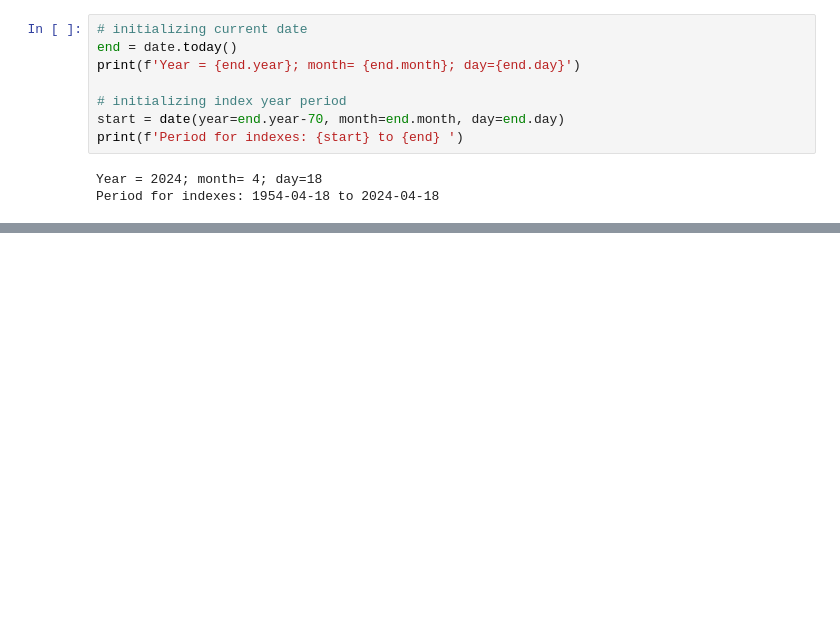
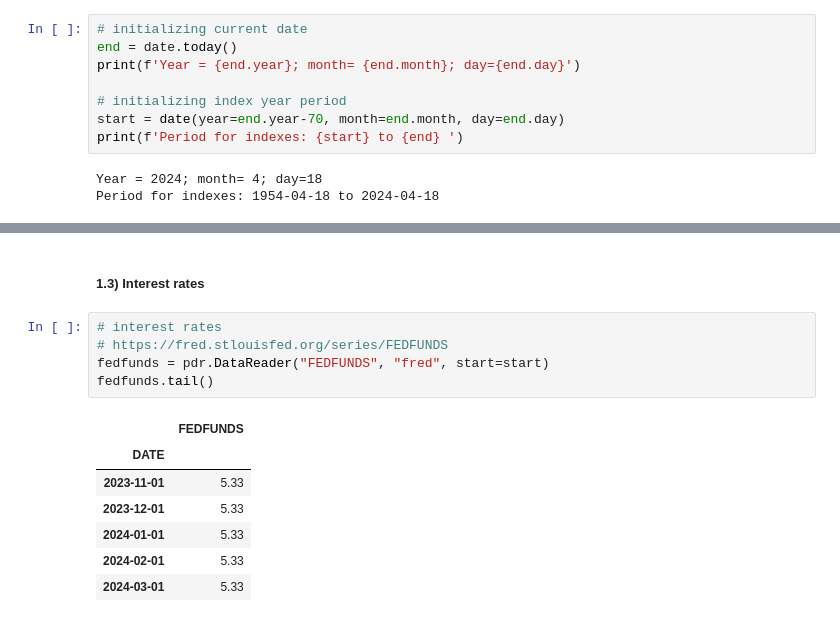
Before and after one commit to meoflaxz/stock-market-analytics-zoomcamp, a Jupyter notebook: week1-intro-data-sources/module1-intro-data-sources.ipynb, the cells around one changed output, grey strips where cells are left out. Cells and saved outputs as stored; diff of their text form; blank space fills up the shorter version.

```diff
--- a/week1-intro-data-sources/module1-intro-data-sources.ipynb
+++ b/week1-intro-data-sources/module1-intro-data-sources.ipynb
@@ -49,0 +138,15 @@ gdppot.tail()
+# %% [markdown]
+##### 1.3) Interest rates
+# %%
+# interest rates
+# https://fred.stlouisfed.org/series/FEDFUNDS
+fedfunds = pdr.DataReader("FEDFUNDS", "fred", start=start)
+fedfunds.tail()
+# %% [output]
+|  | FEDFUNDS |
+| DATE |  |
+| 2023-11-01 | 5.33 |
+| 2023-12-01 | 5.33 |
+| 2024-01-01 | 5.33 |
+| 2024-02-01 | 5.33 |
+| 2024-03-01 | 5.33 |
```
Also changed, not shown: parts of 9 cells of this notebook.
